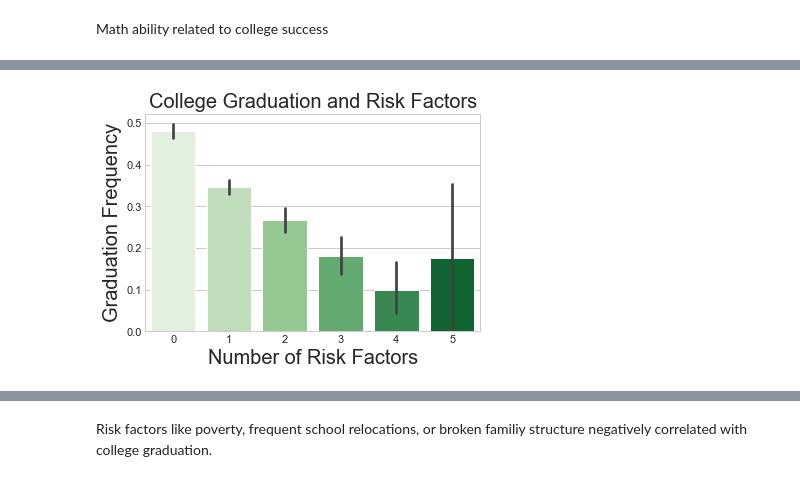
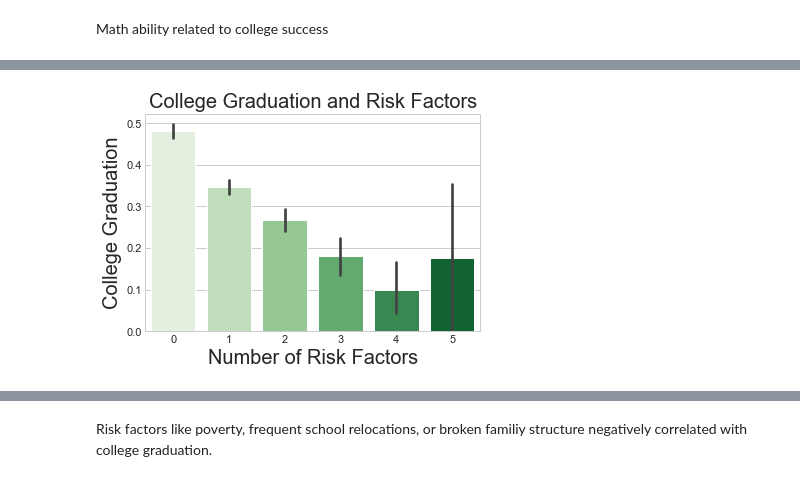
Before and after one commit to eonslemp/ML_assisted_college_advising, a Jupyter notebook: code/final_notebook.ipynb, the cells around one changed output, grey strips where cells are left out. Saved outputs shown, nothing was run; the diff lists cells and outputs as text; code cells hidden in the pictures.

```diff
--- a/code/final_notebook.ipynb
+++ b/code/final_notebook.ipynb
@@ -904,12 +907,12 @@ Educational confidence is a questionaire response from the original study that a
 # %%
 sns.barplot(x = 'risk_factors',
             y = 'target',
             data = imp_training,
             palette = 'Greens')
 plt.title('College Graduation and Risk Factors', size = 20)
 plt.xlabel('Number of Risk Factors',size = 20)
-plt.ylabel('Graduation Frequency',size = 20)
+plt.ylabel('College Graduation',size = 20)
 plt.savefig('risk_bar.png', bbox_inches='tight')
 plt.show()
 # %% [output]
-[figure, old version]
+[figure, new version]
```
Also changed, not shown: parts of 38 cells of this notebook, 4 other files.
